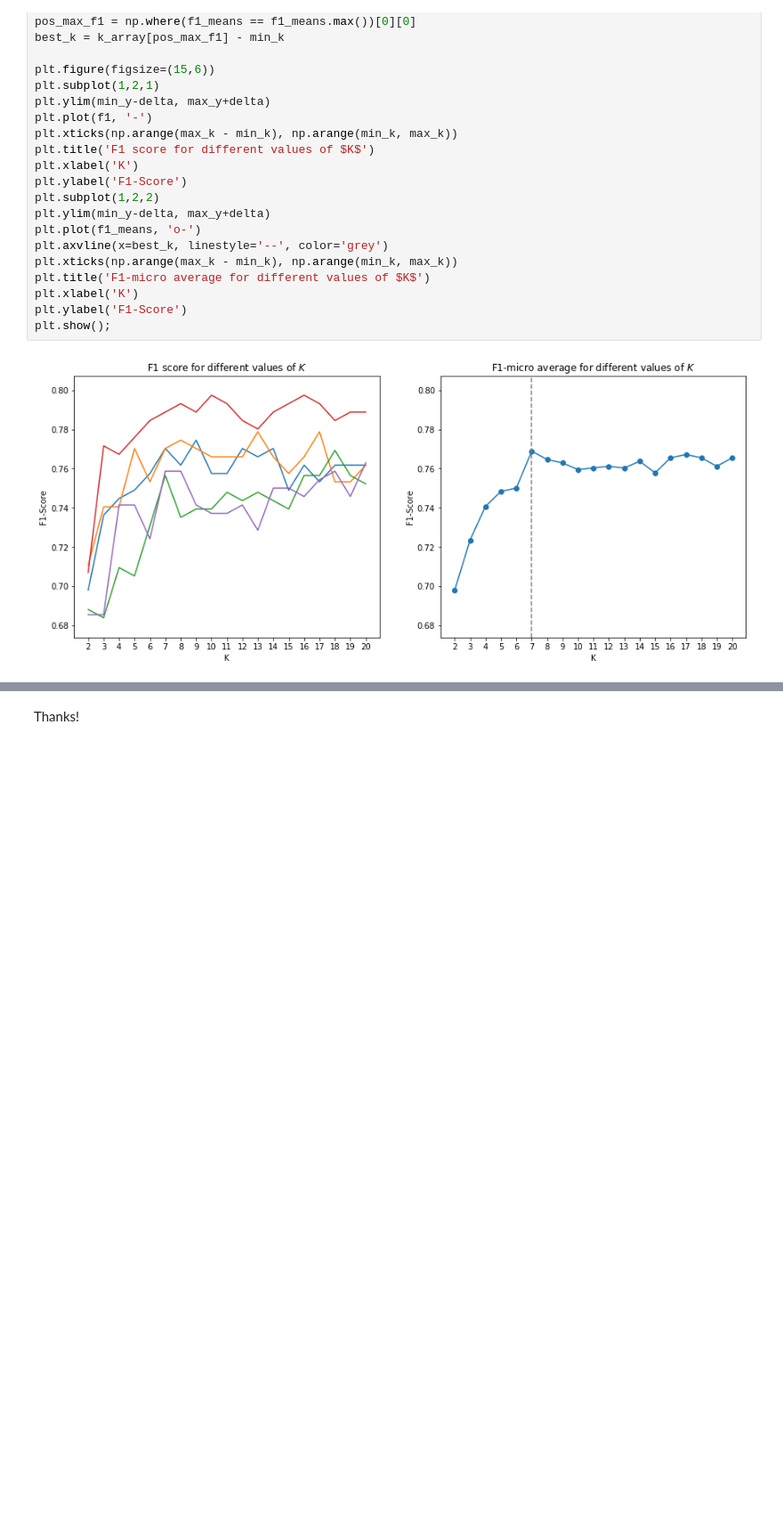
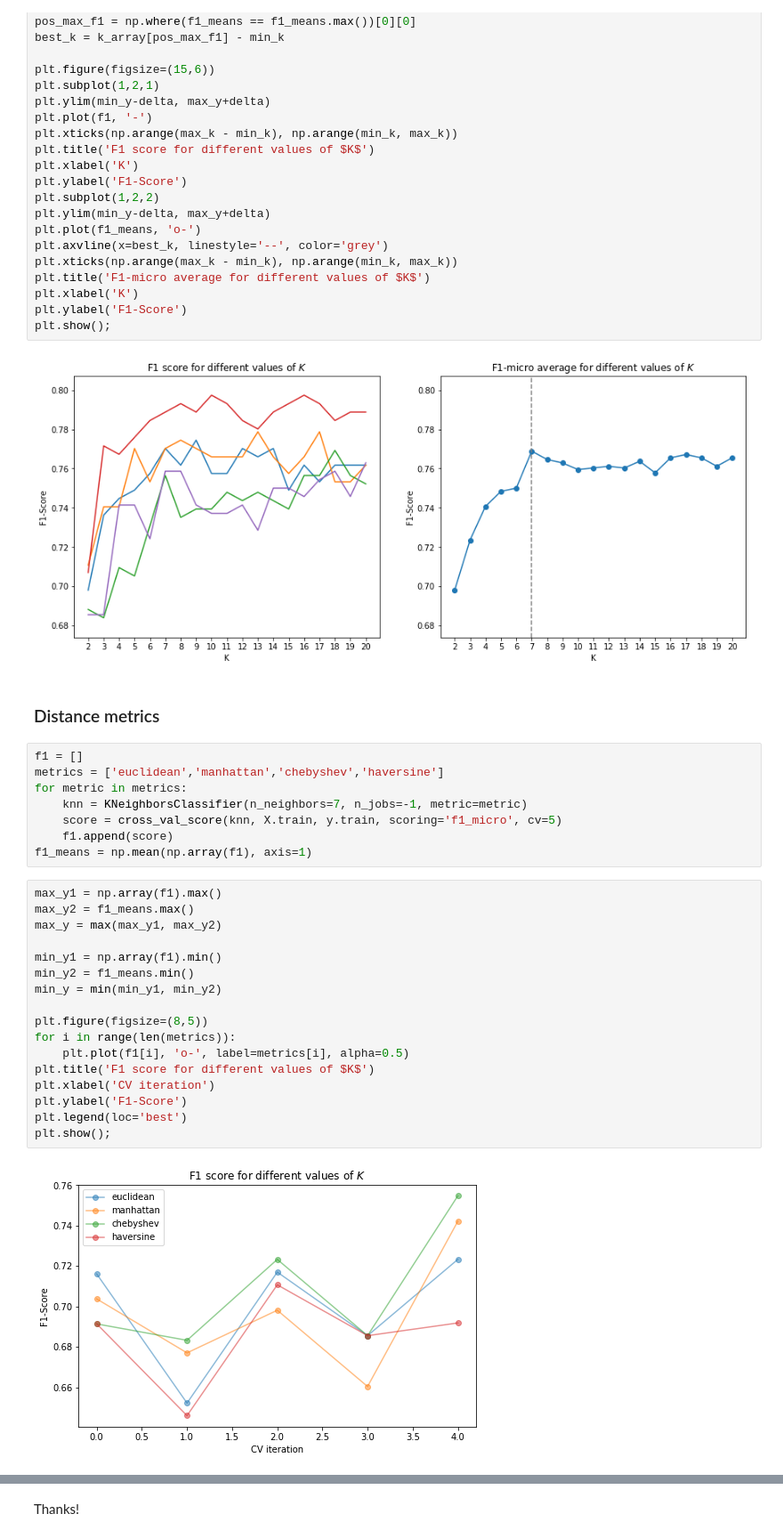
Before and after one commit to renero/class_notebooks, a Jupyter notebook: Nearest Neighbors.ipynb, the cells around one changed output, grey strips where cells are left out. Shown at 89% size. Saved outputs shown, nothing was run; the diff lists cells and outputs as text; blank space fills up the shorter version.

Commit message:
Added metrics

```diff
--- a/Nearest Neighbors.ipynb
+++ b/Nearest Neighbors.ipynb
@@ -294,3 +295,32 @@ plt.ylabel('F1-Score')
 plt.show();
 # %% [output]
 [figure]
+# %% [markdown]
+### Distance metrics
+# %%
+f1 = []
+metrics = ['euclidean','manhattan','chebyshev','haversine']
+for metric in metrics:
+    knn = KNeighborsClassifier(n_neighbors=7, n_jobs=-1, metric=metric)
+    score = cross_val_score(knn, X.train, y.train, scoring='f1_micro', cv=5)
+    f1.append(score)
+f1_means = np.mean(np.array(f1), axis=1)
+# %%
+max_y1 = np.array(f1).max()
+max_y2 = f1_means.max()
+max_y = max(max_y1, max_y2)
+
+min_y1 = np.array(f1).min()
+min_y2 = f1_means.min()
+min_y = min(min_y1, min_y2)
+
+plt.figure(figsize=(8,5))
+for i in range(len(metrics)):
+    plt.plot(f1[i], 'o-', label=metrics[i], alpha=0.5)
+plt.title('F1 score for different values of $K$')
+plt.xlabel('CV iteration')
+plt.ylabel('F1-Score')
+plt.legend(loc='best')
+plt.show();
+# %% [output]
+[figure, added]
```
Also changed, not shown: parts of 5 cells of this notebook.
